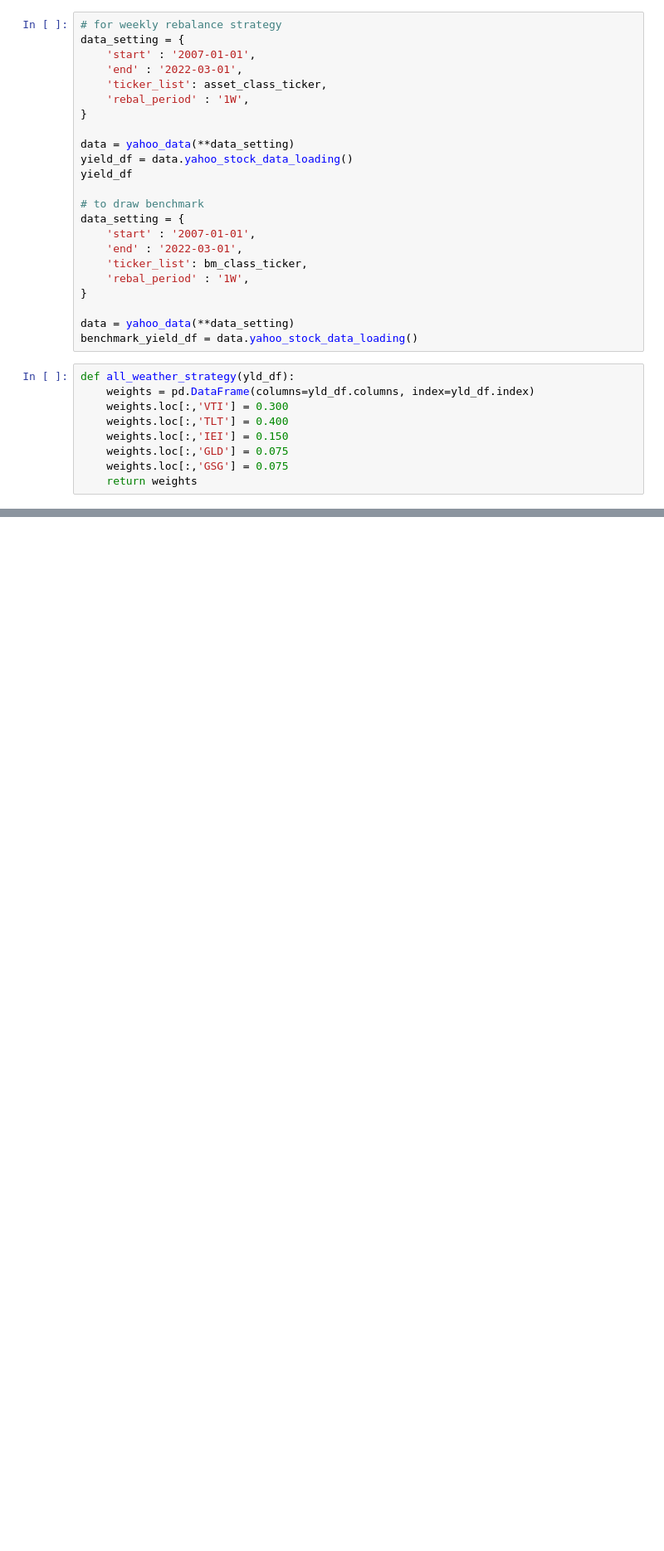
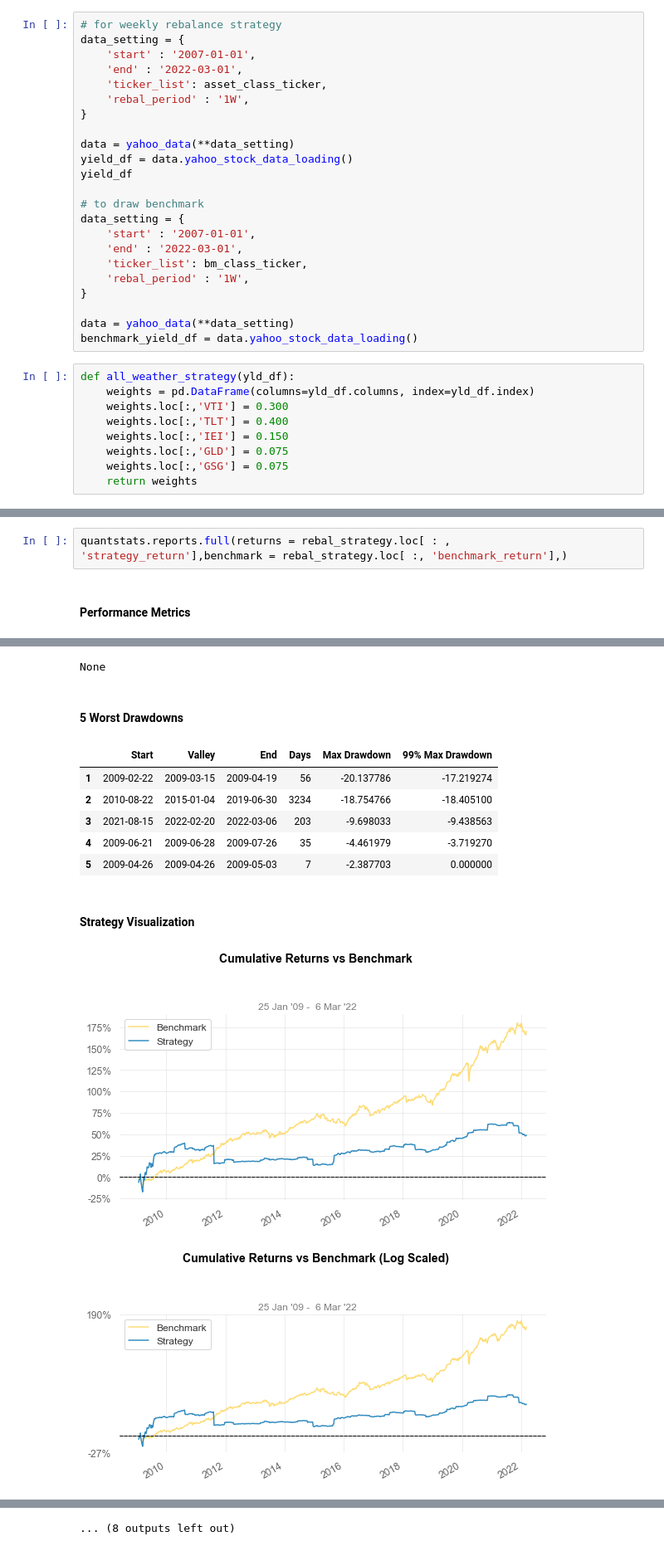
Before and after one commit to QuhiQuhihi/project_quant, a Jupyter notebook: note/07_defensive_asset_allocation_with_momentum.ipynb, the cells around one changed output, grey strips where cells are left out. Shown at 83% size. Cells and saved outputs as stored; diff of their text form; blank space fills up the shorter version.

```diff
--- a/note/07_defensive_asset_allocation_with_momentum.ipynb
+++ b/note/07_defensive_asset_allocation_with_momentum.ipynb
@@ -222,0 +242,4 @@ rebal_strategy = momentum_rebalance_strategy(
+# %%
+quantstats.reports.full(returns = rebal_strategy.loc[ : , 'strategy_return'],benchmark = rebal_strategy.loc[ :, 'benchmark_return'],)
+# %% [output]
+Performance Metrics
@@ -222,0 +263,11 @@ rebal_strategy = momentum_rebalance_strategy(
+None
+5 Worst Drawdowns
+|  | Start | Valley | End | Days | Max Drawdown | 99% Max Drawdown |
+| 1 | 2009-02-22 | 2009-03-15 | 2009-04-19 | 56 | -20.137786 | -17.219274 |
+| 2 | 2010-08-22 | 2015-01-04 | 2019-06-30 | 3234 | -18.754766 | -18.405100 |
+| 3 | 2021-08-15 | 2022-02-20 | 2022-03-06 | 203 | -9.698033 | -9.438563 |
+| 4 | 2009-06-21 | 2009-06-28 | 2009-07-26 | 35 | -4.461979 | -3.719270 |
+| 5 | 2009-04-26 | 2009-04-26 | 2009-05-03 | 7 | -2.387703 | 0.000000 |
+Strategy Visualization
+[figure, added]
+[figure, added]
@@ -222,0 +278 @@ rebal_strategy = momentum_rebalance_strategy(
+... (8 outputs left out)
```
Also changed, not shown: parts of 10 cells of this notebook, 3 other files.
